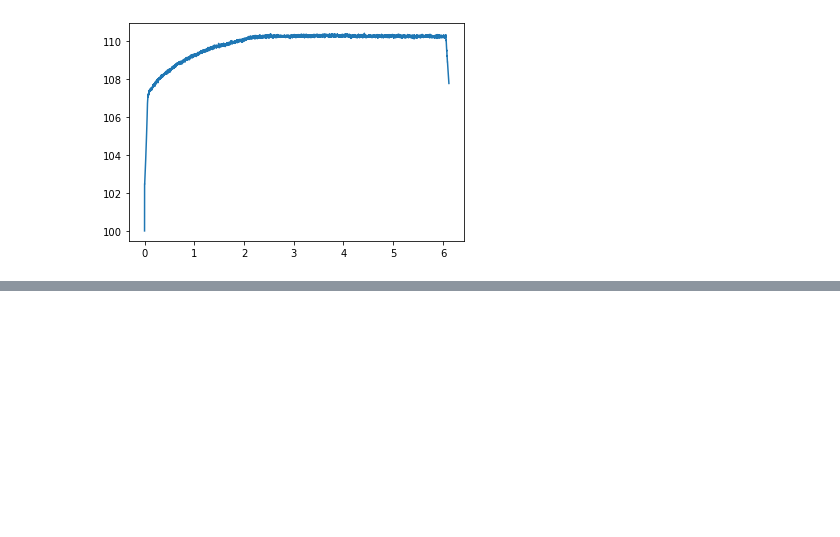
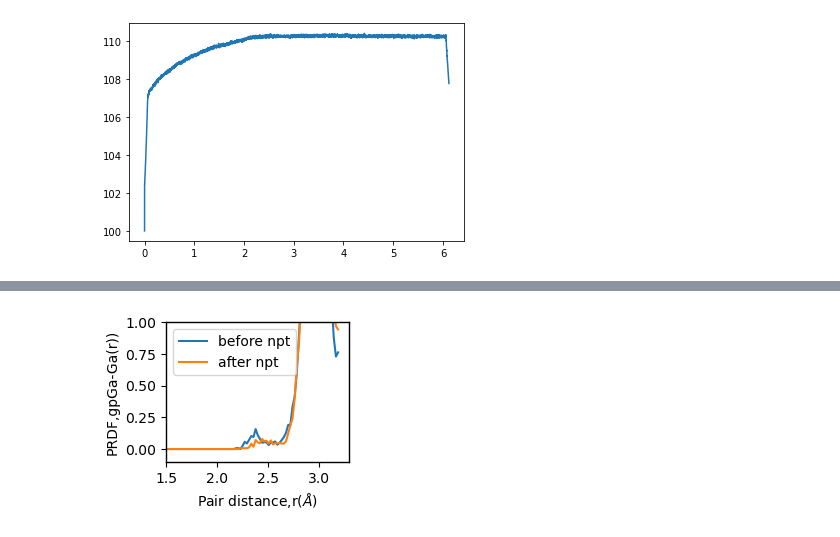
Before and after one commit to HE-RU10/ga2o3, a Jupyter notebook: alpha.ipynb, the cells around one changed output, grey strips where cells are left out. Drawn from its saved outputs; the diff is of its cells as text; code cells hidden in the pictures; blank space fills up the shorter version.

```diff
--- a/alpha.ipynb
+++ b/alpha.ipynb
@@ -413,0 +418,19 @@ plt.legend()
+# %%
+#ga-ga rdf analysis for casecade 500ev + 300k npt
+path='/Users/ruhe/Desktop/ga2o3/alpha/overlapping/500ev_cascade_800Knpt/rdf/'
+label=['before npt','after npt']
+j=0
+for i in range(0,521,520):
+    fn=path+'ga_npt.{}'.format(i)
+    rdf=pd.read_csv(fn, sep=' ',skiprows=1)
+    plt.plot(rdf.iloc[:,0],rdf.iloc[:,1],label=label[j])
+    plt.ylim((-0.1,1))
+    plt.xlim((1.5,3.3))
+    j+=1
+plt.legend()
+plt.xlabel('Pair distance,r($\AA$)',fontsize=10)
+plt.ylabel('PRDF,gpGa-Ga(r))',fontsize=10)
+plt.rcParams["axes.linewidth"] = 1
+plt.rcParams["figure.figsize"] = (6/2.54,4.6/2.54)
+# %% [output]
+[figure, added]
```
Also changed, not shown: parts of 4 cells of this notebook.
